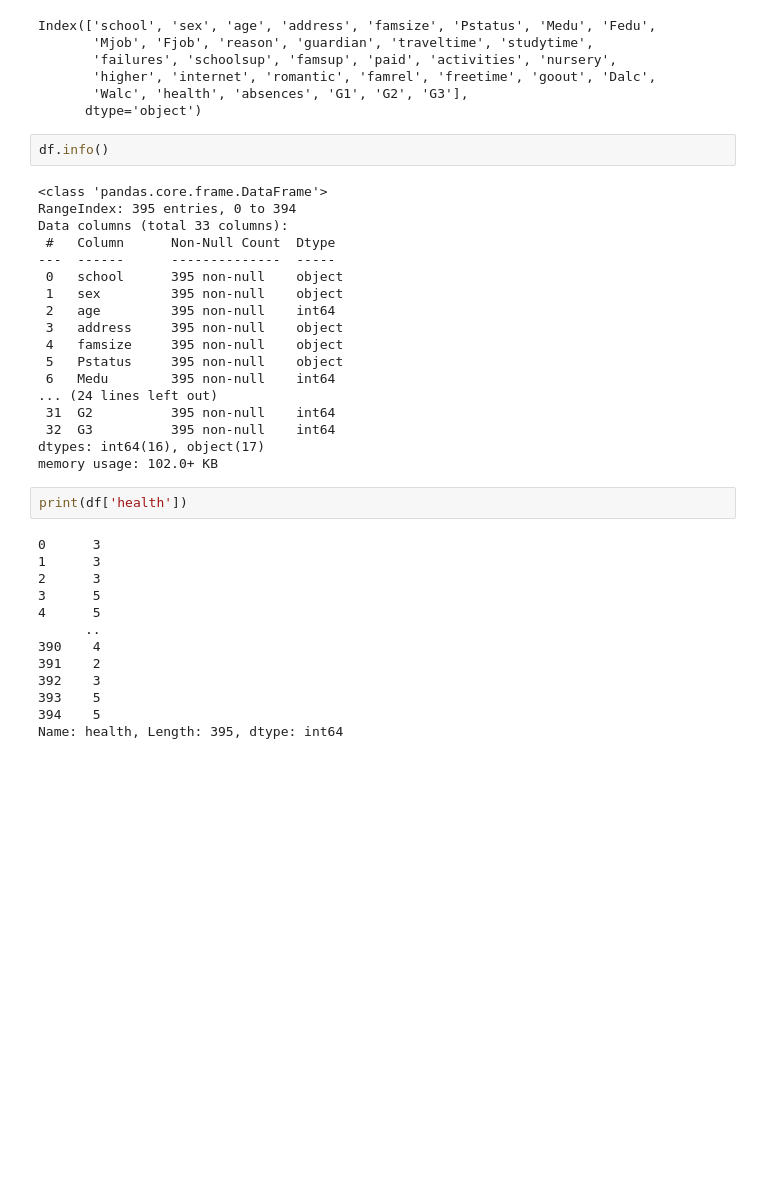
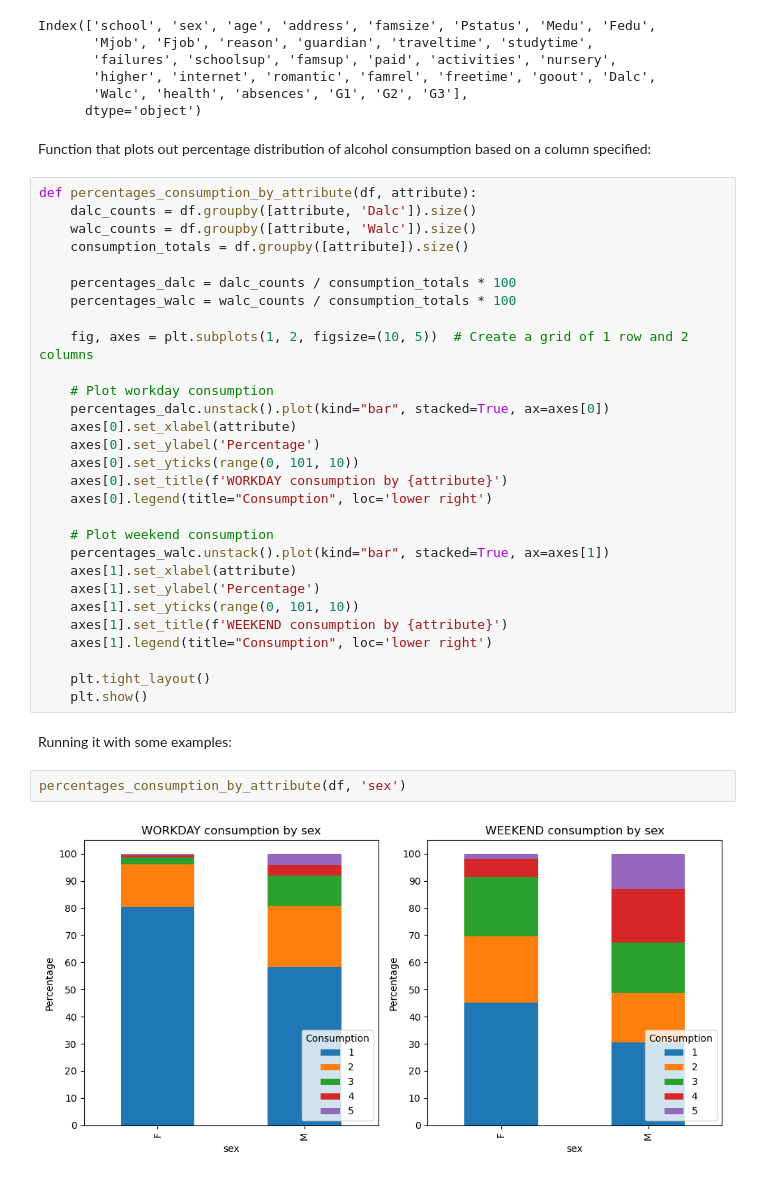
Before and after one commit to aaluzzi/cs2520_project, a Jupyter notebook: data_analysis_alcohol.ipynb, the cells around one changed output. Saved outputs shown, nothing was run; the diff lists cells and outputs as text; blank space fills up the shorter version.

Commit message:
Add function to graph consumption percentages and example runs

```diff
--- a/data_analysis_alcohol.ipynb
+++ b/data_analysis_alcohol.ipynb
@@ -31,38 +31,40 @@ Index(['school', 'sex', 'age', 'address', 'famsize', 'Pstatus', 'Medu', 'Fedu',
        'higher', 'internet', 'romantic', 'famrel', 'freetime', 'goout', 'Dalc',
        'Walc', 'health', 'absences', 'G1', 'G2', 'G3'],
       dtype='object')
-# %%
-df.info()
-# %% [output]
-<class 'pandas.core.frame.DataFrame'>
-RangeIndex: 395 entries, 0 to 394
-Data columns (total 33 columns):
- #   Column      Non-Null Count  Dtype
----  ------      --------------  -----
- 0   school      395 non-null    object
- 1   sex         395 non-null    object
- 2   age         395 non-null    int64
- 3   address     395 non-null    object
- 4   famsize     395 non-null    object
- 5   Pstatus     395 non-null    object
- 6   Medu        395 non-null    int64
-... (24 lines left out)
- 31  G2          395 non-null    int64
- 32  G3          395 non-null    int64
-dtypes: int64(16), object(17)
-memory usage: 102.0+ KB
+# %% [markdown]
+Function that plots out percentage distribution of alcohol consumption based on a column specified:
 # %%
-print(df['health'])
+def percentages_consumption_by_attribute(df, attribute):
+    dalc_counts = df.groupby([attribute, 'Dalc']).size()
+    walc_counts = df.groupby([attribute, 'Walc']).size()
+    consumption_totals = df.groupby([attribute]).size()
+
+    percentages_dalc = dalc_counts / consumption_totals * 100
+    percentages_walc = walc_counts / consumption_totals * 100
+
+    fig, axes = plt.subplots(1, 2, figsize=(10, 5))  # Create a grid of 1 row and 2 columns
+
+    # Plot workday consumption
+    percentages_dalc.unstack().plot(kind="bar", stacked=True, ax=axes[0])
+    axes[0].set_xlabel(attribute)
+    axes[0].set_ylabel('Percentage')
+    axes[0].set_yticks(range(0, 101, 10))
+    axes[0].set_title(f'WORKDAY consumption by {attribute}')
+    axes[0].legend(title="Consumption", loc='lower right')
+
+    # Plot weekend consumption
+    percentages_walc.unstack().plot(kind="bar", stacked=True, ax=axes[1])
+    axes[1].set_xlabel(attribute)
+    axes[1].set_ylabel('Percentage')
+    axes[1].set_yticks(range(0, 101, 10))
+    axes[1].set_title(f'WEEKEND consumption by {attribute}')
+    axes[1].legend(title="Consumption", loc='lower right')
+
+    plt.tight_layout()
+    plt.show()
-# %% [output]
-0      3
-1      3
-2      3
-3      5
-4      5
-      ..
-390    4
-391    2
-392    3
-393    5
-394    5
-Name: health, Length: 395, dtype: int64
+# %% [markdown]
+Running it with some examples:
+# %%
+percentages_consumption_by_attribute(df, 'sex')
+# %% [output]
+[figure, added]
```
Also changed, not shown: parts of 5 cells of this notebook.
